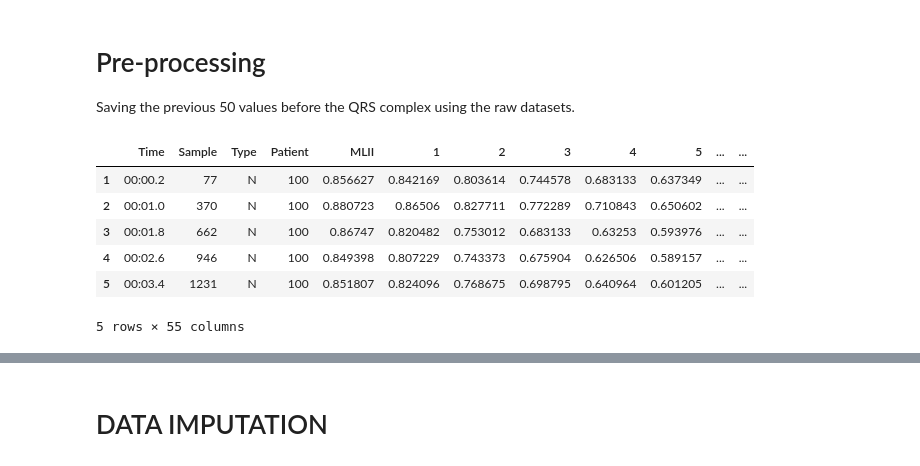
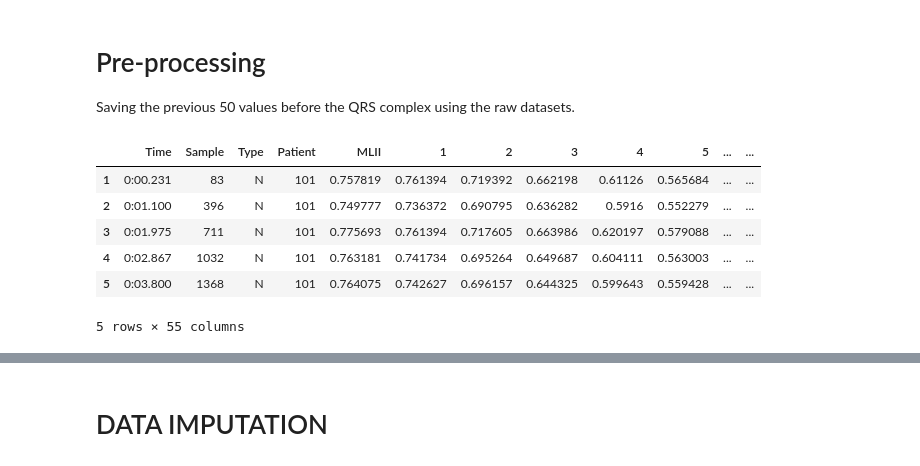
Before and after one commit to tudi72/ECG_classification_AutoML, a Jupyter notebook: ecg_demo_data.ipynb, the cells around one changed output, grey strips where cells are left out. Cells and saved outputs as stored; diff of their text form; code cells hidden in the pictures.

```diff
--- a/ecg_demo_data.ipynb
+++ b/ecg_demo_data.ipynb
@@ -756,10 +941,10 @@ for index,row in df_100anno.iterrows():
 # %%
-df_100anno.head()
+df_101anno.head()
 # %% [output]
 |  | Time | Sample | Type | Patient | MLII | 1 | 2 | 3 | 4 | 5 | ... | ... |
-| 1 | 00:00.2 | 77 | N | 100 | 0.856627 | 0.842169 | 0.803614 | 0.744578 | 0.683133 | 0.637349 | ... | ... |
-| 2 | 00:01.0 | 370 | N | 100 | 0.880723 | 0.86506 | 0.827711 | 0.772289 | 0.710843 | 0.650602 | ... | ... |
-| 3 | 00:01.8 | 662 | N | 100 | 0.86747 | 0.820482 | 0.753012 | 0.683133 | 0.63253 | 0.593976 | ... | ... |
-| 4 | 00:02.6 | 946 | N | 100 | 0.849398 | 0.807229 | 0.743373 | 0.675904 | 0.626506 | 0.589157 | ... | ... |
-| 5 | 00:03.4 | 1231 | N | 100 | 0.851807 | 0.824096 | 0.768675 | 0.698795 | 0.640964 | 0.601205 | ... | ... |
+| 1 | 0:00.231 | 83 | N | 101 | 0.757819 | 0.761394 | 0.719392 | 0.662198 | 0.61126 | 0.565684 | ... | ... |
+| 2 | 0:01.100 | 396 | N | 101 | 0.749777 | 0.736372 | 0.690795 | 0.636282 | 0.5916 | 0.552279 | ... | ... |
+| 3 | 0:01.975 | 711 | N | 101 | 0.775693 | 0.761394 | 0.717605 | 0.663986 | 0.620197 | 0.579088 | ... | ... |
+| 4 | 0:02.867 | 1032 | N | 101 | 0.763181 | 0.741734 | 0.695264 | 0.649687 | 0.604111 | 0.563003 | ... | ... |
+| 5 | 0:03.800 | 1368 | N | 101 | 0.764075 | 0.742627 | 0.696157 | 0.644325 | 0.599643 | 0.559428 | ... | ... |
 5 rows × 55 columns
```
Also changed, not shown: parts of 12 cells of this notebook.
